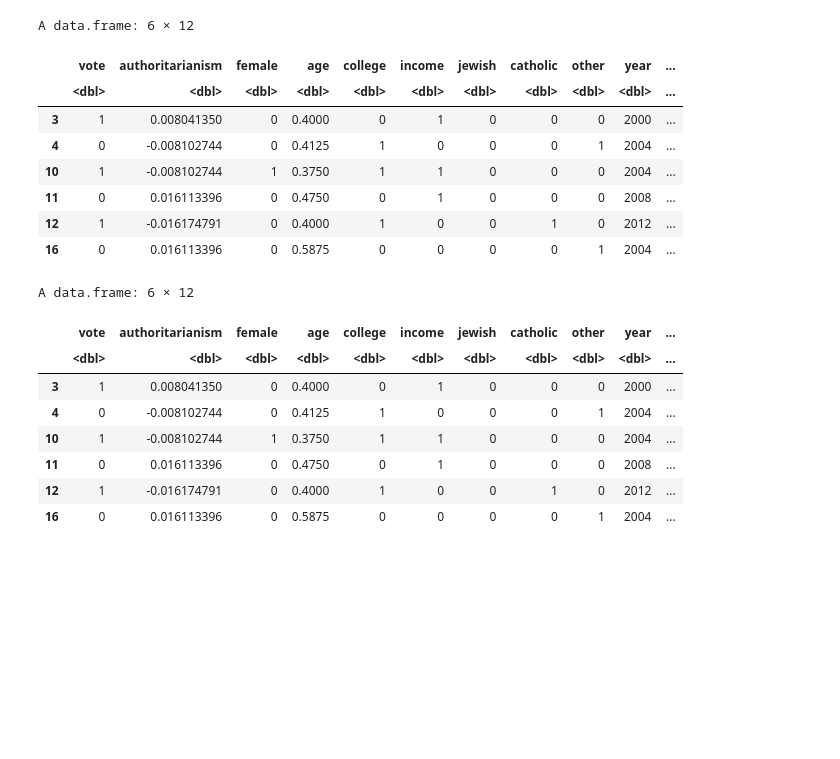
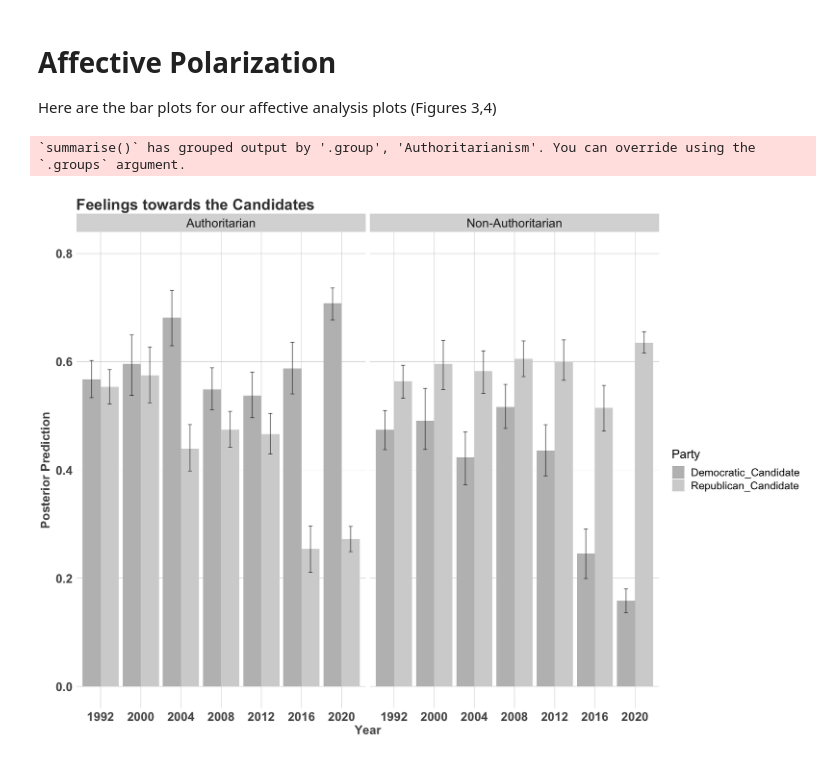
Before and after one commit to crweber9874/Authoritarianism_V2, a Jupyter notebook: analysis/cross_sectional_analysis(ch7)/post_process.ipynb, the cells around one changed output. Saved outputs shown, nothing was run; the diff lists cells and outputs as text; code cells hidden in the pictures; blank space fills up the shorter version.

```diff
--- a/analysis/cross_sectional_analysis(ch7)/post_process.ipynb
+++ b/analysis/cross_sectional_analysis(ch7)/post_process.ipynb
@@ -240,24 +324,42 @@ options(repr.plot.width=15, repr.plot.height=10)
-# %%
-head(tmp_dat)
-# %% [output]
-A data.frame: 6 × 12
-|  | vote | authoritarianism | female | age | college | income | jewish | catholic | other | year | ... |
-|  | <dbl> | <dbl> | <dbl> | <dbl> | <dbl> | <dbl> | <dbl> | <dbl> | <dbl> | <dbl> | ... |
-| 3 | 1 | 0.008041350 | 0 | 0.4000 | 0 | 1 | 0 | 0 | 0 | 2000 | ... |
-| 4 | 0 | -0.008102744 | 0 | 0.4125 | 1 | 0 | 0 | 0 | 1 | 2004 | ... |
-| 10 | 1 | -0.008102744 | 1 | 0.3750 | 1 | 1 | 0 | 0 | 0 | 2004 | ... |
-| 11 | 0 | 0.016113396 | 0 | 0.4750 | 0 | 1 | 0 | 0 | 0 | 2008 | ... |
-| 12 | 1 | -0.016174791 | 0 | 0.4000 | 1 | 0 | 0 | 1 | 0 | 2012 | ... |
-| 16 | 0 | 0.016113396 | 0 | 0.5875 | 0 | 0 | 0 | 0 | 1 | 2004 | ... |
-# %%
-head(tmp_dat)
-# %% [output]
-A data.frame: 6 × 12
-|  | vote | authoritarianism | female | age | college | income | jewish | catholic | other | year | ... |
-|  | <dbl> | <dbl> | <dbl> | <dbl> | <dbl> | <dbl> | <dbl> | <dbl> | <dbl> | <dbl> | ... |
-| 3 | 1 | 0.008041350 | 0 | 0.4000 | 0 | 1 | 0 | 0 | 0 | 2000 | ... |
-| 4 | 0 | -0.008102744 | 0 | 0.4125 | 1 | 0 | 0 | 0 | 1 | 2004 | ... |
-| 10 | 1 | -0.008102744 | 1 | 0.3750 | 1 | 1 | 0 | 0 | 0 | 2004 | ... |
-| 11 | 0 | 0.016113396 | 0 | 0.4750 | 0 | 1 | 0 | 0 | 0 | 2008 | ... |
-| 12 | 1 | -0.016174791 | 0 | 0.4000 | 1 | 0 | 0 | 1 | 0 | 2012 | ... |
-| 16 | 0 | 0.016113396 | 0 | 0.5875 | 0 | 0 | 0 | 0 | 1 | 2004 | ... |
+# %% [markdown]
+# Affective Polarization
+
+Here are the bar plots for our affective analysis plots (Figures 3,4)
+# %%
+options(repr.plot.width=14, repr.plot.height=10)
+
+reps = affect[[1]]
+dems = affect[[2]]
+repc = affect[[3]]
+demc = affect[[4]]
+
+fixed_data = data[,c("party3", "authoritarianism",
+                 "female", "age", "college", "income",
+                 "jewish", "catholic", "other", "year")] %>% na.omit() %>%
+                 mutate(authoritarianism_2 = authoritarianism*authoritarianism)  %>% group_by(year) %>% data_grid(female = mean(female), age = mean(age),
+                                                      college = mean(college), income = mean(income),
+                                                      catholic =  mean(catholic), jewish = mean(jewish),
+                                                      other = mean(other),
+                                                      authoritarianism = seq_range(authoritarianism, n = 2)) %>%
+                                                      mutate(authoritarianism_2 = authoritarianism*authoritarianism)
+
+data.frame(rbind( fixed_data  %>% add_linpred_draws(reps, draws = 1000)   %>% mutate(.group = "Republicans"),
+                              fixed_data  %>% add_linpred_draws(dems, draws = 1000)   %>% mutate(.group = "Democrats"),
+                              fixed_data  %>% add_linpred_draws(repc, draws = 1000)   %>% mutate(.group = "Republican_Candidate"),
+                              fixed_data  %>% add_linpred_draws(demc, draws = 1000)   %>% mutate(.group = "Democratic_Candidate"))) %>%
+                               mutate(Authoritarianism = recode(authoritarianism, `0` = "Non-Authoritarian", `1` = "Authoritarian")) %>%
+                                group_by(.group, Authoritarianism, year) %>%
+                                summarise(mean = quantile(.linpred, prob =0.5),
+                                          min  = quantile(.linpred, prob =0.025),
+                                          max  = quantile(.linpred, prob =0.975)
+                                ) %>% as_tibble() %>% filter(.group %in% c("Democratic_Candidate", "Republican_Candidate")) %>%
+                                ggplot(aes(x = as.factor(year), ymin = min, ymax = max, y=mean,  fill =.group), stat="identity", position=position_dodge()) +
+                                geom_bar(stat="identity", position=position_dodge())+
+                                scale_fill_manual(name="Party", values=c("gray", "lightgray"))+
+                                geom_errorbar(width=.2, position=position_dodge(0.9), alpha = 0.6) +
+                                 facet_wrap(~Authoritarianism)+ggtitle("Feelings towards the Candidates") +
+                                 scale_y_continuous("Posterior Prediction", limits=c(0, 0.8)) +ggtheme +
+                                 scale_x_discrete("Year")
+# %% [output]
+`summarise()` has grouped output by '.group', 'Authoritarianism'. You can override using the `.groups` argument.
+[figure, added]
```
Also changed, not shown: parts of 43 cells of this notebook, 9 other files.
